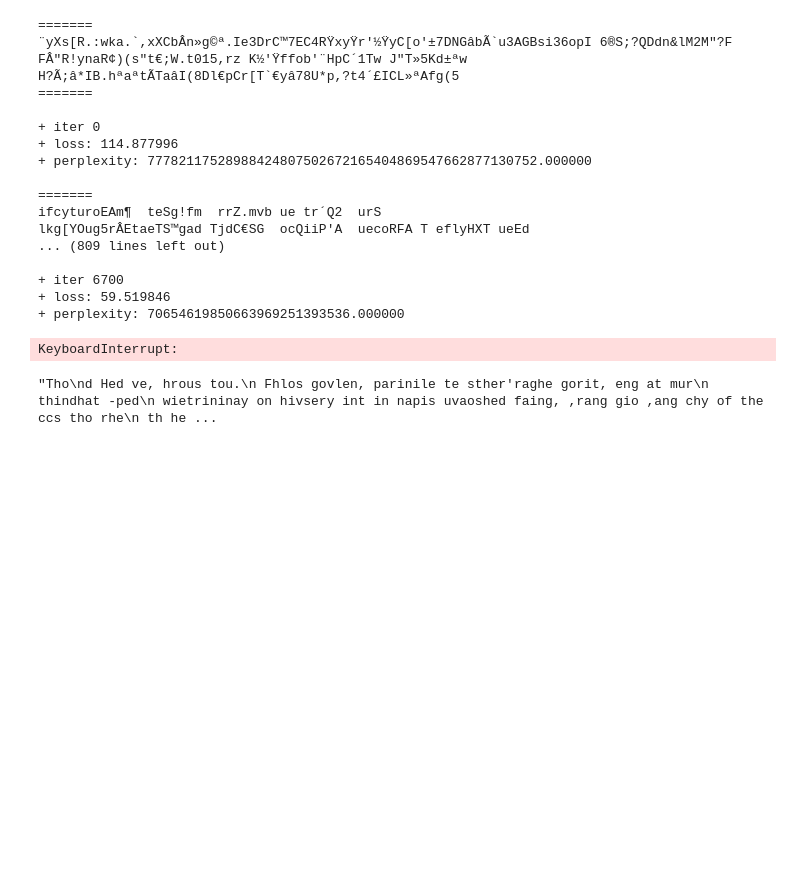
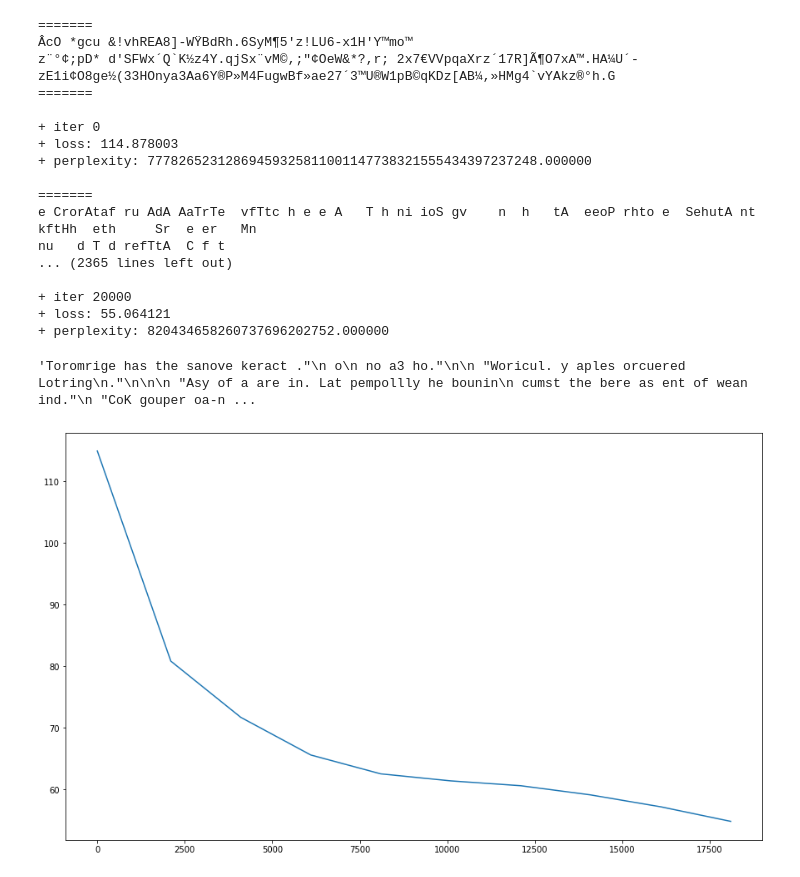
Before and after one commit to t-shoemaker/homespun_nlp, a Jupyter notebook: tokenizer_tests/char_rnn.ipynb, the cells around one changed output. Cells and saved outputs as stored; diff of their text form; code cells hidden in the pictures; blank space fills up the shorter version.

Commit message:
refactoring: setting an iteration stop; moving plotting to a utils file

```diff
--- a/tokenizer_tests/char_rnn.ipynb
+++ b/tokenizer_tests/char_rnn.ipynb
@@ -41,8 +41,6 @@ class CharRNN(object):
         self.loss = 0
         # static perplexity score
         self.perplexity = 0
-        # tracking all the metrics over the course of training
-        self.training_info = {'iter': [], 'loss': [], 'perp': []}
         # a static hidden state for character generation
         self.hprev = np.zeros((self.hidden_size, 1))
 
@@ -124,8 +122,12 @@ class CharRNN(object):
 
         return idxes
 
-    def train(self, sample_rate=100, sample_size=200):
+    def train(self, n_iters=500, sample_rate=100, sample_size=200):
         """Train the model."""
+        # tracking performance metrics
+        self.training_info = {'iter': [], 'loss': [], 'perp': []}
+
+        # n is iters, p is a data pointer
         n, p = 0, 0
         mWxh = np.zeros_like(self.Wxh)
         mWhh = np.zeros_like(self.Whh)
@@ -184,6 +186,8 @@ class CharRNN(object):
             p += self.seq_length
             # iteration counter
             n += 1
+            if n > n_iters:
+                break
 
     def generate(self, char, n_chars=200):
         char_idx = self.char_to_idx[char]
@@ -210,27 +214,30 @@ class CharRNN(object):
 # %%
 rnn = CharRNN('sherlock.txt', 100, 25, 1e-1)
 # %%
-rnn.train()
+rnn.train(n_iters=20000)
 # %% [output]
 =======
-¨yXs[R.:wka.`,xXCbÂn»g©ª.Ie3DrC™7EC4RŸxyŸr'½ŸyC[o'±7DNGâbÃ`u3AGBsi36opI 6®S;?QDdn&lM2M"?F FÂ"R!ynaR¢)(s"t€;W.t015,rz K½'Ÿffob'¨HpC´1Tw J"T»5Kd±ªw
-H?Ã;â*IB.hªaªtÃTaâI(8Dl€pCr[T`€yâ78U*p,?t4´£ICL»ªAfg(5
+ÂcO *gcu &!vhREA8]-WŸBdRh.6SyM¶5'z!LU6-x1H'Y™mo™
+z¨°¢;pD* d'SFWx´Q`K½z4Y.qjSx¨vM©,;"¢OeW&*?,r; 2x7€VVpqaXrz´17R]Ã¶O7xA™.HA¼U´-zE1i¢O8ge½(33HOnya3Aa6Y®P»M4FugwBf»ae27´3™U®W1pB©qKDz[AB¼,»HMg4`vYAkz®°h.G
 =======
 
 + iter 0
-+ loss: 114.877996
-+ perplexity: 77782117528988424807502672165404869547662877130752.000000
++ loss: 114.878003
++ perplexity: 77782652312869459325811001147738321555434397237248.000000
 
 =======
-ifcyturoEAm¶  teSg!fm  rrZ.mvb ue tr´Q2  urS
-lkg[YOug5rÂEtaeTS™gad TjdC€SG  ocQiiP'A  uecoRFA T eflyHXT ueEd
-... (809 lines left out)
+e CrorAtaf ru AdA AaTrTe  vfTtc h e e A   T h ni ioS gv    n  h   tA  eeoP rhto e  SehutA nt kftHh  eth     Sr  e er   Mn
+nu   d T d refTtA  C f t
+... (2365 lines left out)
 
-+ iter 6700
-+ loss: 59.519846
-+ perplexity: 70654619850663969251393536.000000
++ iter 20000
++ loss: 55.064121
++ perplexity: 820434658260737696202752.000000
-KeyboardInterrupt:
 # %%
 rnn.generate('T')
 # %% [output]
-"Tho\nd Hed ve, hrous tou.\n Fhlos govlen, parinile te sther'raghe gorit, eng at mur\n thindhat -ped\n wietrininay on hivsery int in napis uvaoshed faing, ,rang gio ,ang chy of the ccs tho rhe\n th he ...
+'Toromrige has the sanove keract ."\n o\n no a3 ho."\n\n "Woricul. y aples orcuered Lotring\n."\n\n\n "Asy of a are in. Lat pempollly he bounin\n cumst the bere as ent of wean ind."\n "CoK gouper oa-n ...
+# %%
+rnn.plot_performance('loss')
+# %% [output]
+[figure, added]
```
Also changed, not shown: 4 other files.
